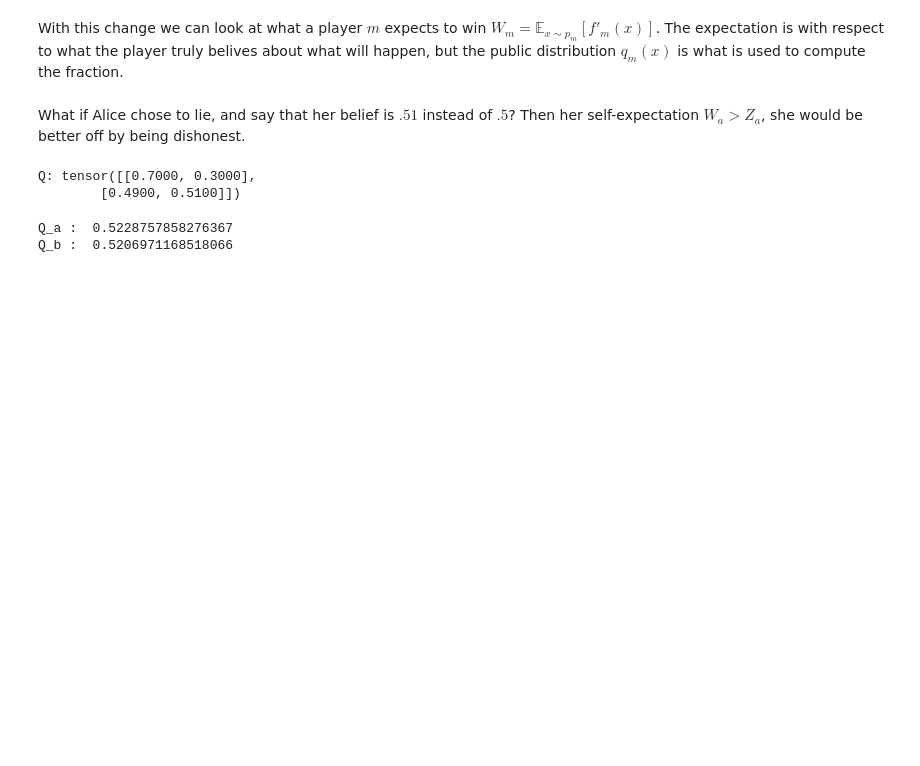
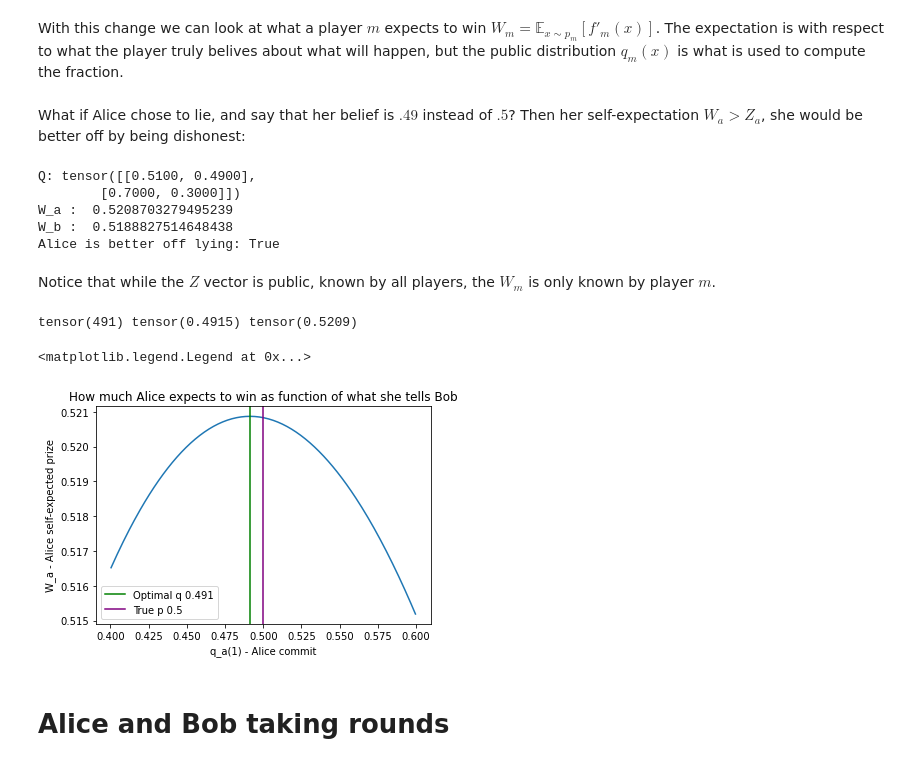
Before and after one commit to kmrasmussen/fastpages, a Jupyter notebook: _notebooks/2020-02-20-exploring_prediction_markets.ipynb, the cells around one changed output. Drawn from its saved outputs; the diff is of its cells as text; code cells hidden in the pictures; blank space fills up the shorter version.

```diff
--- a/_notebooks/2020-02-20-exploring_prediction_markets.ipynb
+++ b/_notebooks/2020-02-20-exploring_prediction_markets.ipynb
@@ -62,8 +60,8 @@ We can view all of this as a matrix $P$ showing the belief.
 #collapse_hide
 import torch
 P = torch.tensor([
-    [.7,.3],
-    [.5,.5]
+    [.5,.5],
+    [.7,.3]
 ])
 print('P:',P)
 # %% [output]
@@ -95,22 +93,55 @@ With this change we can look at what a player $m$ expects to win $W_m = \mathbb{
 def W(m,P,Q):
     return P[m] @ (Q[m] / Q.sum(dim=0))
 # %% [markdown]
-What if Alice chose to lie, and say that her belief is $.51$ instead of $.5$? Then her self-expectation $W_a > Z_a$, she would be better off by being dishonest.
+What if Alice chose to lie, and say that her belief is $.49$ instead of $.5$? Then her self-expectation $W_a > Z_a$, she would be better off by being dishonest:
-# %%
-#collapse_hide
-import torch
-Q = torch.tensor([
-    [.7,.3],
-    [.49,.51]
-])
-print('Q:', Q)
-# %% [output]
-Q: tensor([[0.7000, 0.3000],
-        [0.4900, 0.5100]])
 # %%
 #collapse_hide
-print('Q_a : ', W(0,P,Q).item())
-print('Q_b : ', W(1,P,Q).item())
+import torch
+#qap = 0.99999
+Q = torch.tensor([
+    [.51,.49],
+    [.7,.3]
+])
+print('Q:', Q)
+print('W_a : ', W(0,P,Q).item())
+print('W_b : ', W(1,P,Q).item())
+print('Alice is better off lying:',  (W(0,P,Q) > Z(0,P)).item())
 # %% [output]
-Q_a :  0.5228757858276367
-Q_b :  0.5206971168518066
+Q: tensor([[0.5100, 0.4900],
+        [0.7000, 0.3000]])
+W_a :  0.5208703279495239
+W_b :  0.5188827514648438
+Alice is better off lying: True
+# %% [markdown]
+Notice that while the $Z$ vector is public, known by all players, the $W_m$ is only known by player $m$.
+# %%
+#collapse_hide
+qaps = torch.linspace(0,1,1000)
+was = torch.zeros_like(qaps)
+for i, qap in enumerate(qaps):
+    Q = torch.tensor([
+        [1-qap,qap],
+        [.7,.3]
+    ])
+    was[i] = W(0,P,Q).item()
+
+argmax_wa = was.argmax()
+print('Optimal thing to tell Bob', qaps[argmax_wa])
+print('Maximum was[argmax_wa])
+# %% [output]
+tensor(491) tensor(0.4915) tensor(0.5209)
+# %%
+import matplotlib.pyplot as plt
+plt.plot(qaps[400:600],was[400:600])
+plt.xlabel("q_a(1) - Alice commit")
+plt.ylabel('W_a - Alice self-expected prize')
+plt.title('How much Alice expects to win as function of what she tells Bob')
+#plt.axhline(y=was[argmax_wa], label='Maximum ' + str(round(was[argmax_wa].item(),3)), c='Green')
+plt.axvline(x=qaps[argmax_wa], label='Optimal q ' + str(round(qaps[argmax_wa].item(),3)), c='Green') #label='Maximum ' + str(round(was[argmax_wa].item(),3)), c='Green')
+plt.axvline(x=0.5, label='True p ' + str(0.5), c='Purple')
+plt.legend()
+# %% [output]
+<matplotlib.legend.Legend at 0x...>
+[figure, added]
+# %% [markdown]
+# Alice and Bob taking rounds
```
Also changed, not shown: parts of 8 cells of this notebook.
